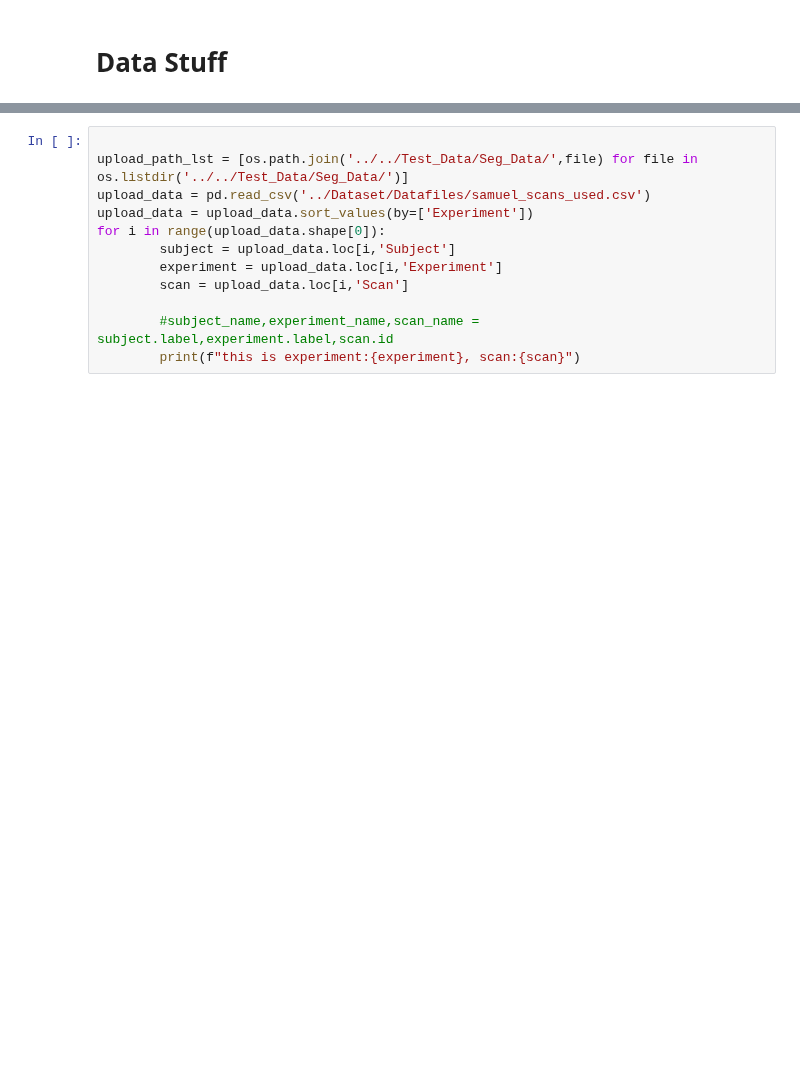
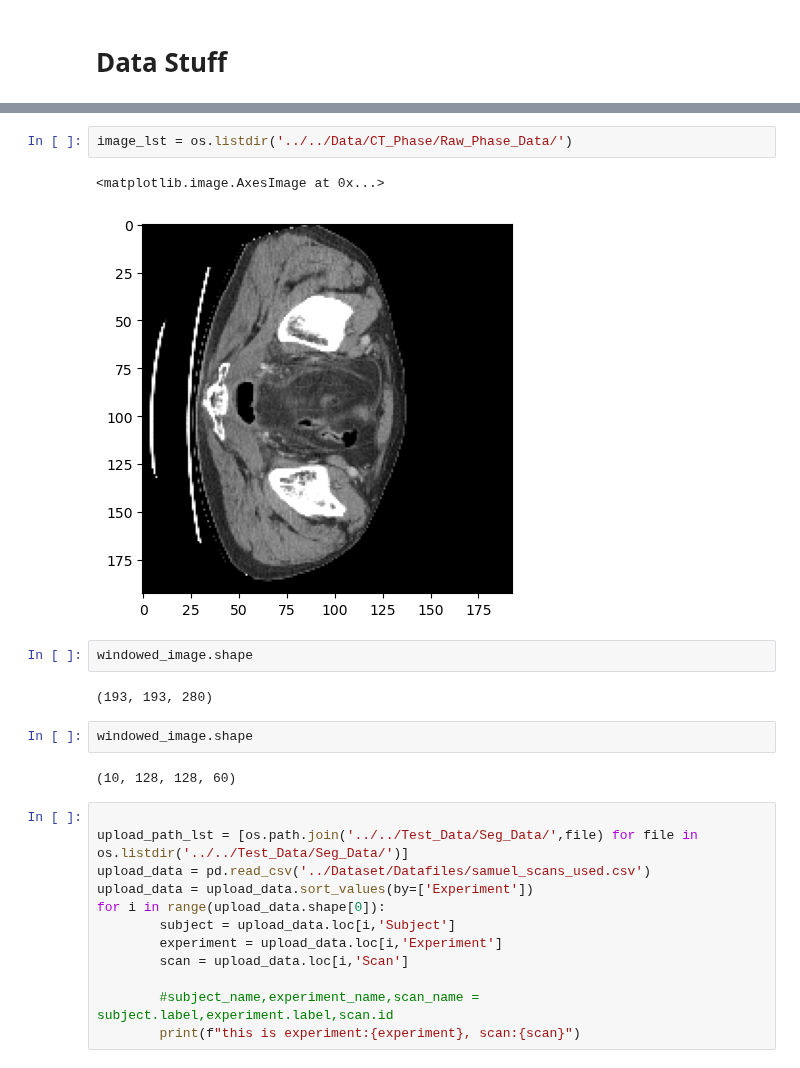
Before and after one commit to BaconDavid/CRLM_Internship_Project, a Jupyter notebook: Jupyter_Test/Data_stuff.ipynb, the cells around one changed output, grey strips where cells are left out. Drawn from its saved outputs; the diff is of its cells as text; blank space fills up the shorter version.

```diff
--- a/Jupyter_Test/Data_stuff.ipynb
+++ b/Jupyter_Test/Data_stuff.ipynb
@@ -7,3 +61,16 @@ import pandas as pd
+# %%
+image_lst = os.listdir('../../Data/CT_Phase/Raw_Phase_Data/')
+# %% [output]
+<matplotlib.image.AxesImage at 0x...>
+[figure, added]
+# %%
+windowed_image.shape
+# %% [output]
+(193, 193, 280)
+# %%
+windowed_image.shape
+# %% [output]
+(10, 128, 128, 60)
 # %%
 
 upload_path_lst = [os.path.join('../../Test_Data/Seg_Data/',file) for file in os.listdir('../../Test_Data/Seg_Data/')]
```
Also changed, not shown: parts of 8 cells of this notebook, 7 other files.
